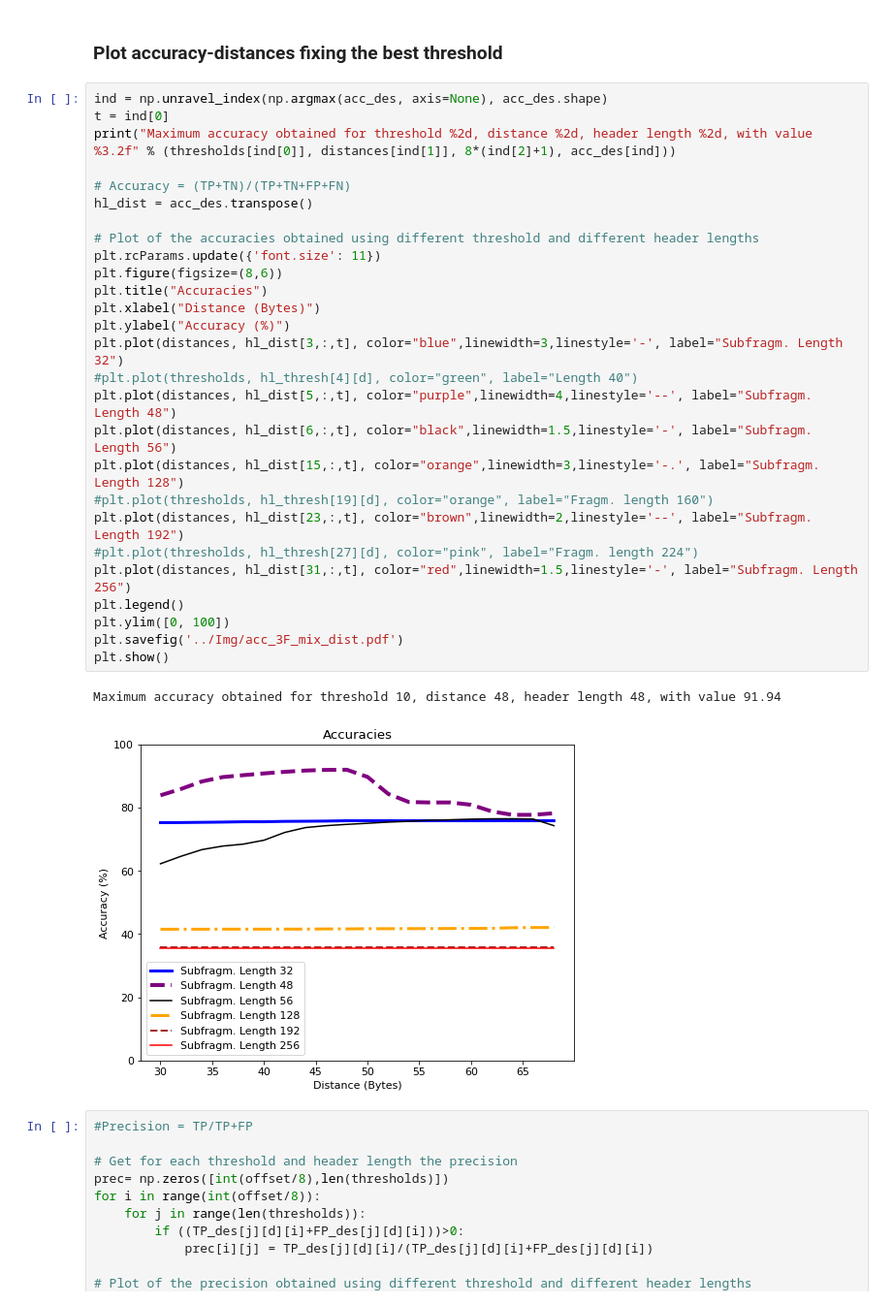
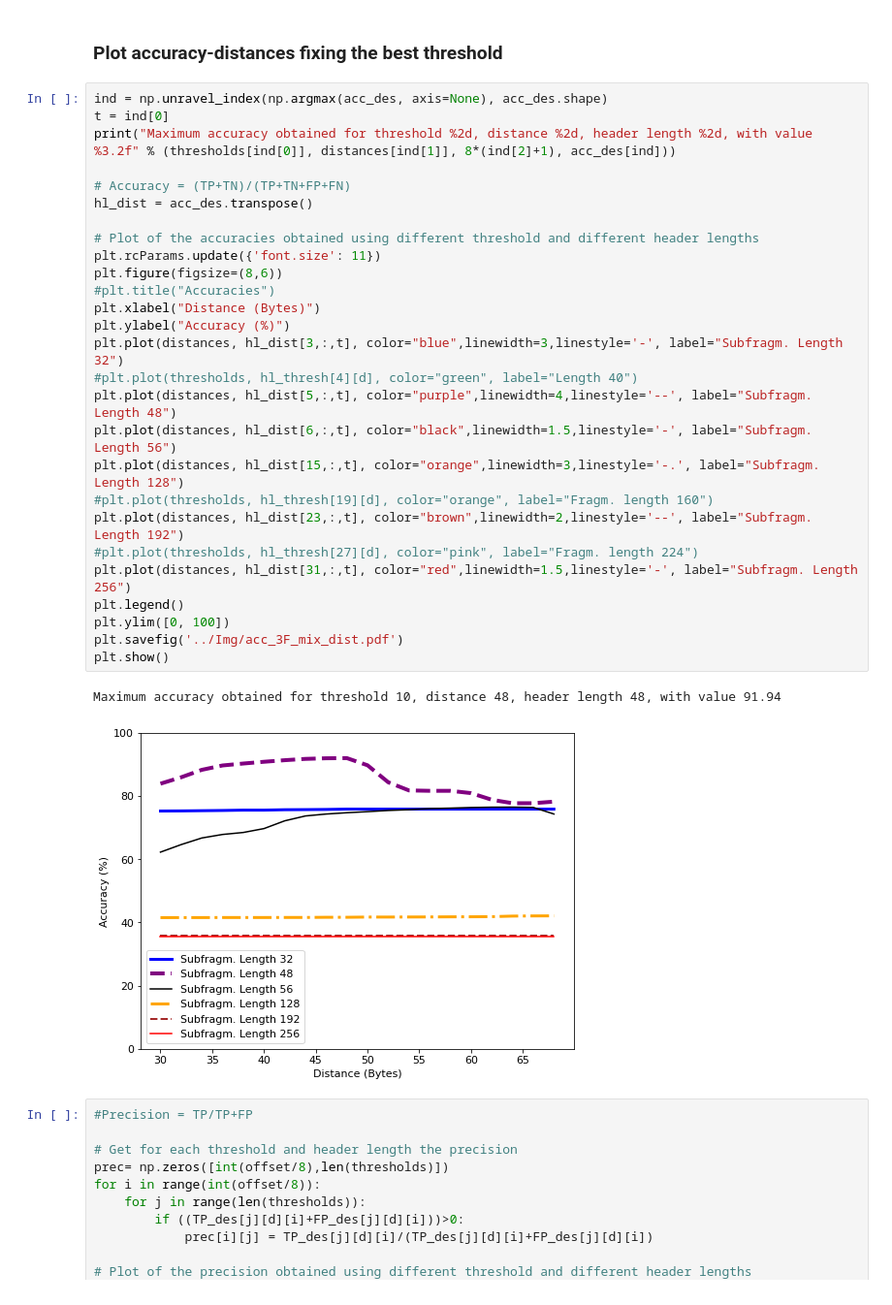
Before and after one commit to gomitolof/DAA-for-Ransomware-detection, a Jupyter notebook: models_mix/3F_mix_avg.ipynb, the cells around one changed output. Shown: that part at 97% size. Drawn from its saved outputs; the diff is of its cells as text.

```diff
--- a/models_mix/3F_mix_avg.ipynb
+++ b/models_mix/3F_mix_avg.ipynb
@@ -325,33 +325,33 @@ Maximum accuracy obtained for threshold 10, distance 48, header length 48, with
 # %%
 ind = np.unravel_index(np.argmax(acc_des, axis=None), acc_des.shape)
 t = ind[0]
 print("Maximum accuracy obtained for threshold %2d, distance %2d, header length %2d, with value %3.2f" % (thresholds[ind[0]], distances[ind[1]], 8*(ind[2]+1), acc_des[ind]))
 
 # Accuracy = (TP+TN)/(TP+TN+FP+FN)
 hl_dist = acc_des.transpose()
 
 # Plot of the accuracies obtained using different threshold and different header lengths
 plt.rcParams.update({'font.size': 11})
 plt.figure(figsize=(8,6))
-plt.title("Accuracies")
+#plt.title("Accuracies")
 plt.xlabel("Distance (Bytes)")
 plt.ylabel("Accuracy (%)")
 plt.plot(distances, hl_dist[3,:,t], color="blue",linewidth=3,linestyle='-', label="Subfragm. Length 32")
 #plt.plot(thresholds, hl_thresh[4][d], color="green", label="Length 40")
 plt.plot(distances, hl_dist[5,:,t], color="purple",linewidth=4,linestyle='--', label="Subfragm. Length 48")
 plt.plot(distances, hl_dist[6,:,t], color="black",linewidth=1.5,linestyle='-', label="Subfragm. Length 56")
 plt.plot(distances, hl_dist[15,:,t], color="orange",linewidth=3,linestyle='-.', label="Subfragm. Length 128")
 #plt.plot(thresholds, hl_thresh[19][d], color="orange", label="Fragm. length 160")
 plt.plot(distances, hl_dist[23,:,t], color="brown",linewidth=2,linestyle='--', label="Subfragm. Length 192")
 #plt.plot(thresholds, hl_thresh[27][d], color="pink", label="Fragm. length 224")
 plt.plot(distances, hl_dist[31,:,t], color="red",linewidth=1.5,linestyle='-', label="Subfragm. Length 256")
 plt.legend()
 plt.ylim([0, 100])
 plt.savefig('../Img/acc_3F_mix_dist.pdf')
 plt.show()
 # %% [output]
 Maximum accuracy obtained for threshold 10, distance 48, header length 48, with value 91.94
-[figure, old version]
+[figure, new version]
 # %%
 #Precision = TP/TP+FP
 
```
Also changed, not shown: parts of 1 cell of this notebook, 8 other files.
